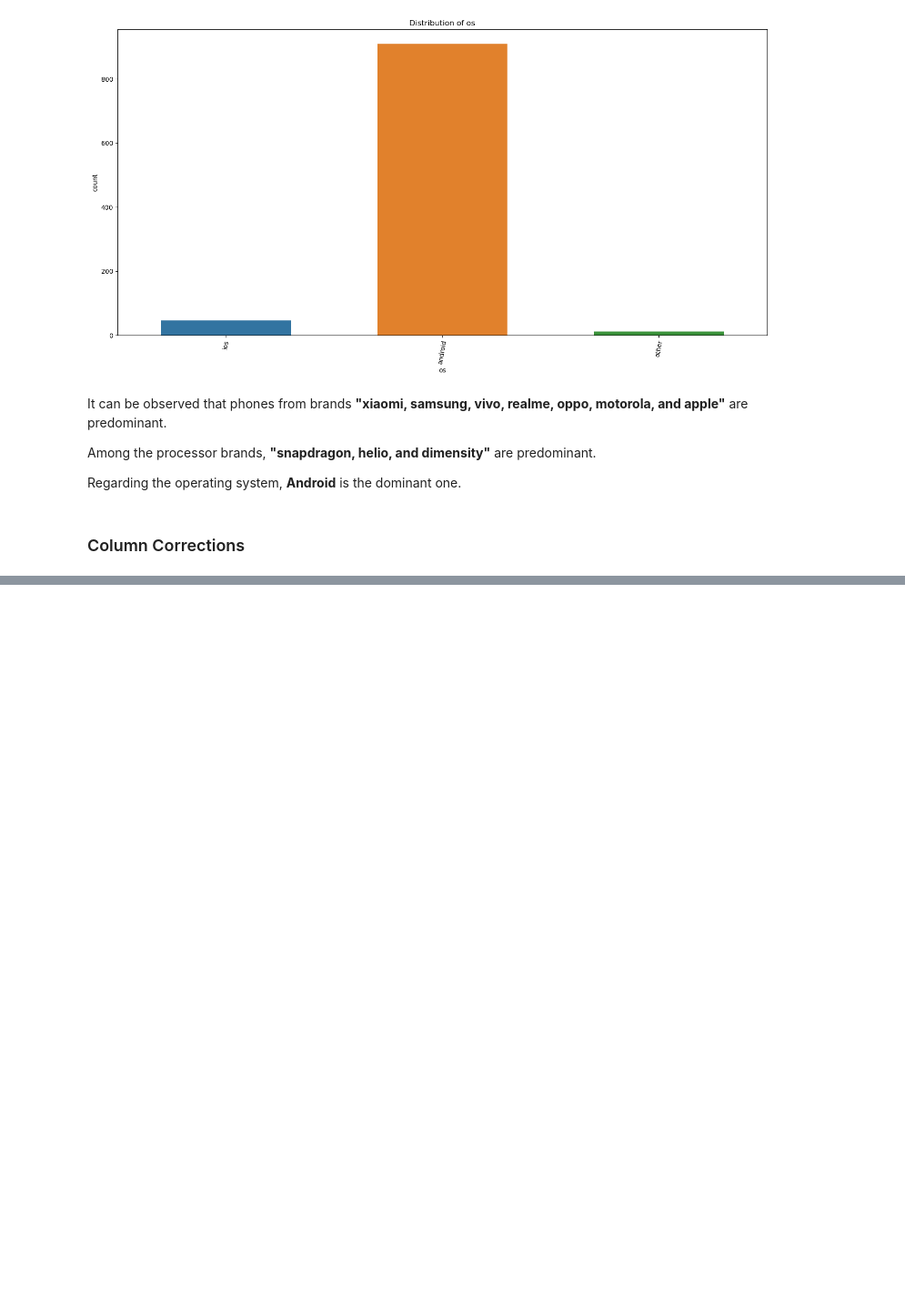
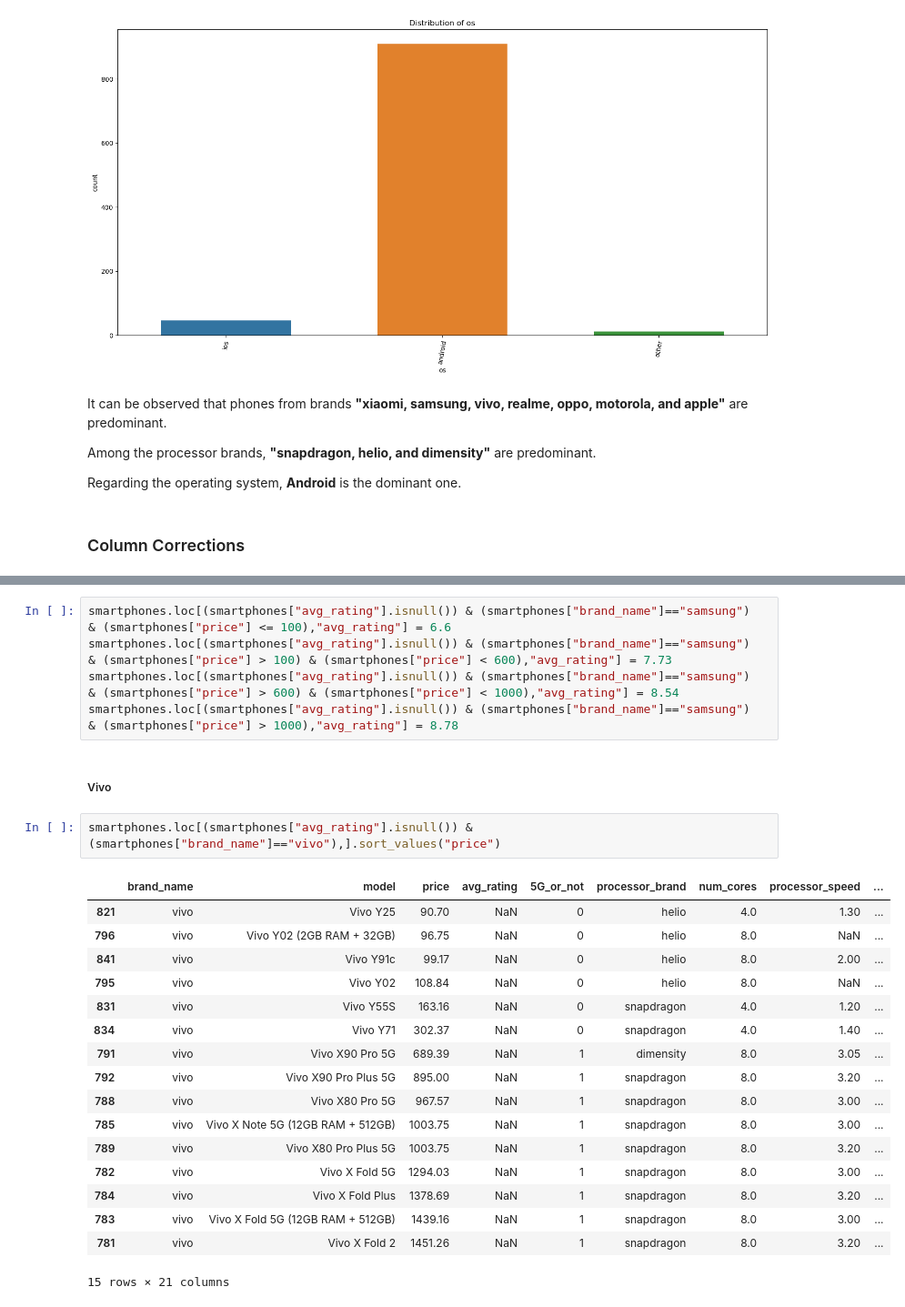
Before and after one commit to nicosurgen/FirstProyect, a Jupyter notebook: Data cleaning.ipynb, the cells around one changed output, grey strips where cells are left out. Shown at 91% size. Drawn from its saved outputs; the diff is of its cells as text; blank space fills up the shorter version.

```diff
--- a/Data cleaning.ipynb
+++ b/Data cleaning.ipynb
@@ -367,0 +529,27 @@ def replace_cat(data, cat, old, new):
+# %%
+smartphones.loc[(smartphones["avg_rating"].isnull()) & (smartphones["brand_name"]=="samsung")  & (smartphones["price"] <= 100),"avg_rating"] = 6.6
+smartphones.loc[(smartphones["avg_rating"].isnull()) & (smartphones["brand_name"]=="samsung")  & (smartphones["price"] > 100) & (smartphones["price"] < 600),"avg_rating"] = 7.73
+smartphones.loc[(smartphones["avg_rating"].isnull()) & (smartphones["brand_name"]=="samsung")  & (smartphones["price"] > 600) & (smartphones["price"] < 1000),"avg_rating"] = 8.54
+smartphones.loc[(smartphones["avg_rating"].isnull()) & (smartphones["brand_name"]=="samsung")  & (smartphones["price"] > 1000),"avg_rating"] = 8.78
+# %% [markdown]
+##### Vivo
+# %%
+smartphones.loc[(smartphones["avg_rating"].isnull()) & (smartphones["brand_name"]=="vivo"),].sort_values("price")
+# %% [output]
+|  | brand_name | model | price | avg_rating | 5G_or_not | processor_brand | num_cores | processor_speed | ... |
+| 821 | vivo | Vivo Y25 | 90.70 | NaN | 0 | helio | 4.0 | 1.30 | ... |
+| 796 | vivo | Vivo Y02 (2GB RAM + 32GB) | 96.75 | NaN | 0 | helio | 8.0 | NaN | ... |
+| 841 | vivo | Vivo Y91c | 99.17 | NaN | 0 | helio | 8.0 | 2.00 | ... |
+| 795 | vivo | Vivo Y02 | 108.84 | NaN | 0 | helio | 8.0 | NaN | ... |
+| 831 | vivo | Vivo Y55S | 163.16 | NaN | 0 | snapdragon | 4.0 | 1.20 | ... |
+| 834 | vivo | Vivo Y71 | 302.37 | NaN | 0 | snapdragon | 4.0 | 1.40 | ... |
+| 791 | vivo | Vivo X90 Pro 5G | 689.39 | NaN | 1 | dimensity | 8.0 | 3.05 | ... |
+| 792 | vivo | Vivo X90 Pro Plus 5G | 895.00 | NaN | 1 | snapdragon | 8.0 | 3.20 | ... |
+| 788 | vivo | Vivo X80 Pro 5G | 967.57 | NaN | 1 | snapdragon | 8.0 | 3.00 | ... |
+| 785 | vivo | Vivo X Note 5G (12GB RAM + 512GB) | 1003.75 | NaN | 1 | snapdragon | 8.0 | 3.00 | ... |
+| 789 | vivo | Vivo X80 Pro Plus 5G | 1003.75 | NaN | 1 | snapdragon | 8.0 | 3.20 | ... |
+| 782 | vivo | Vivo X Fold 5G | 1294.03 | NaN | 1 | snapdragon | 8.0 | 3.00 | ... |
+| 784 | vivo | Vivo X Fold Plus | 1378.69 | NaN | 1 | snapdragon | 8.0 | 3.20 | ... |
+| 783 | vivo | Vivo X Fold 5G (12GB RAM + 512GB) | 1439.16 | NaN | 1 | snapdragon | 8.0 | 3.00 | ... |
+| 781 | vivo | Vivo X Fold 2 | 1451.26 | NaN | 1 | snapdragon | 8.0 | 3.20 | ... |
+15 rows × 21 columns
```
Also changed, not shown: parts of 57 cells of this notebook.
